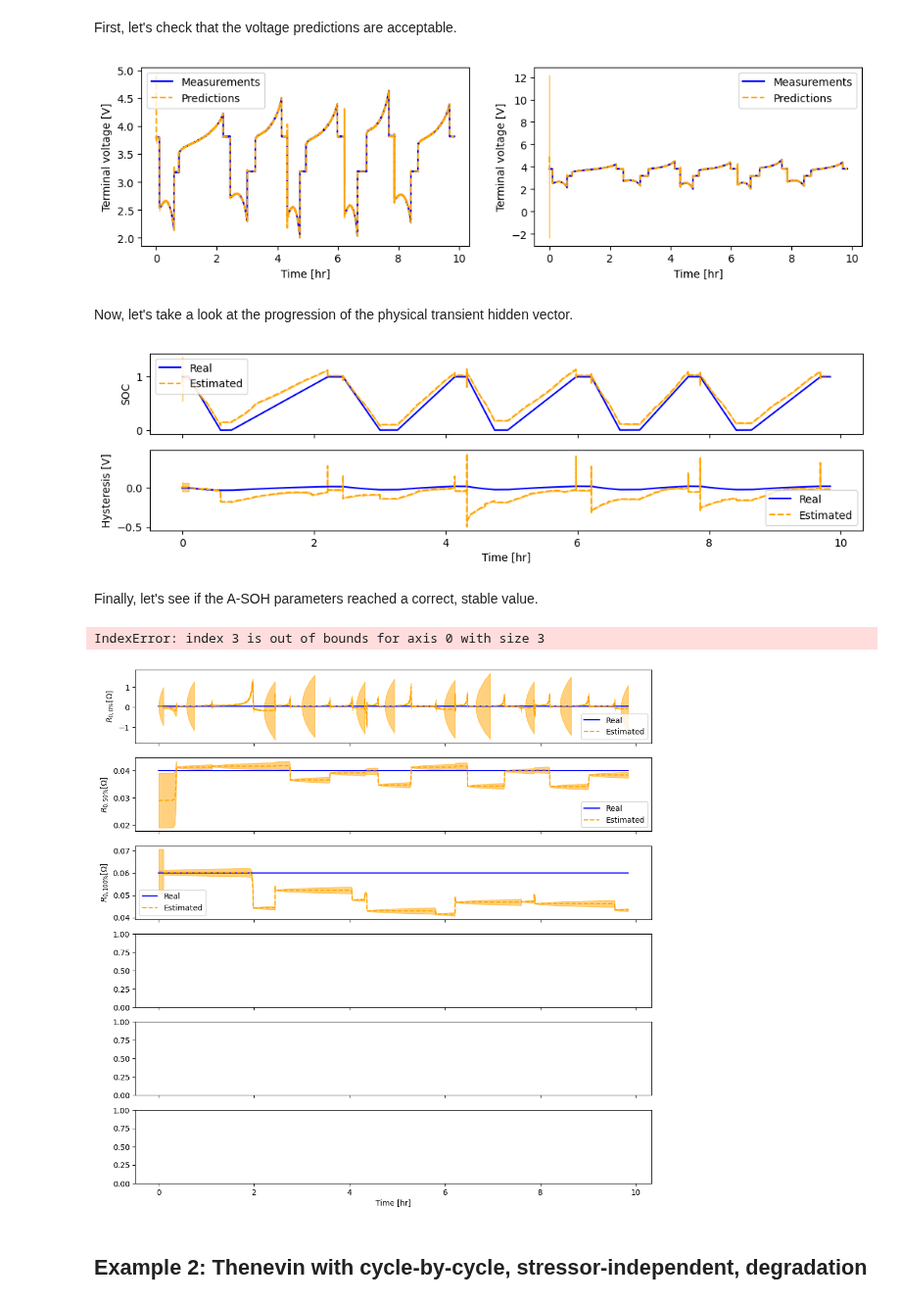
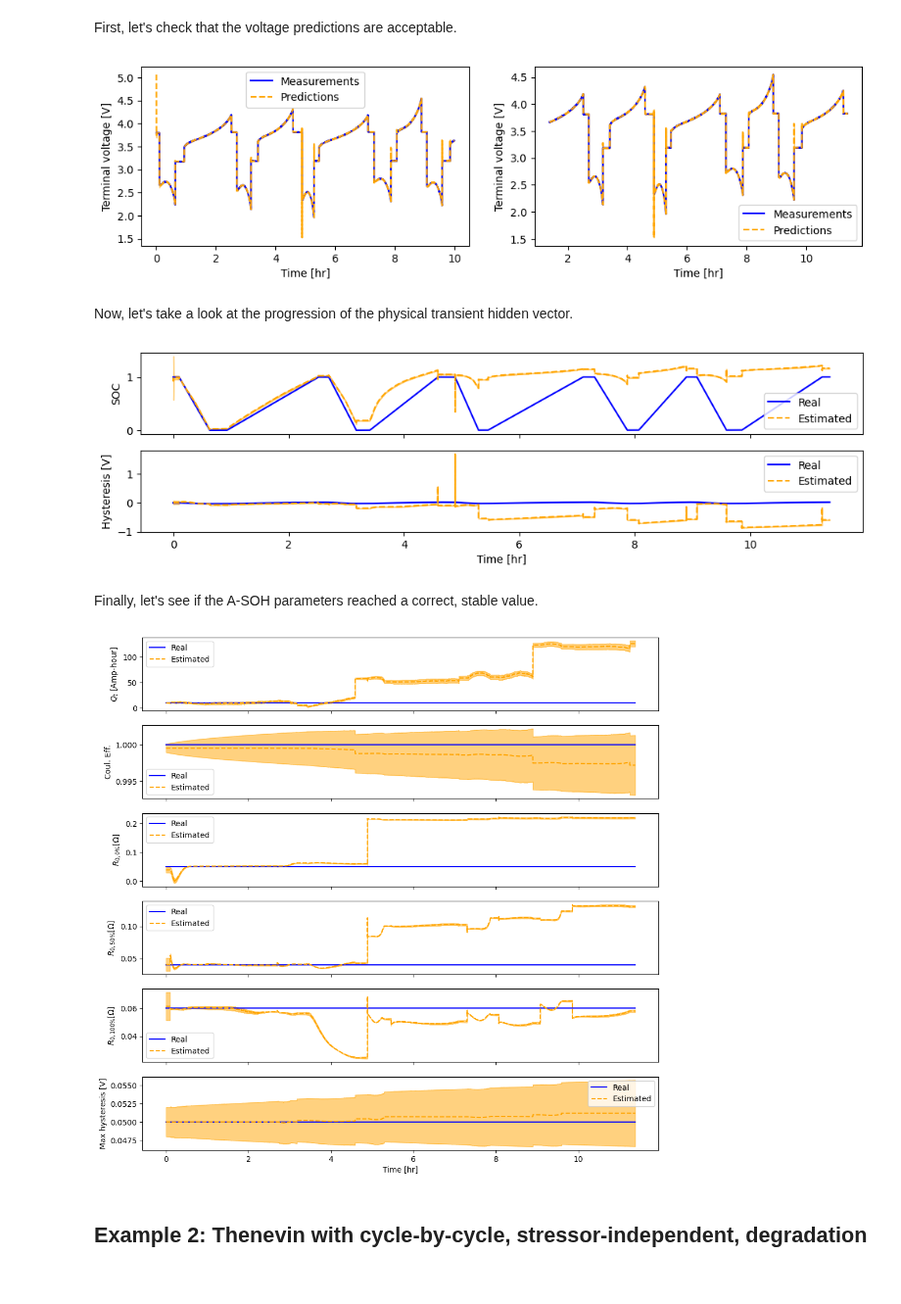
Before and after one commit to ROVI-org/auto-soh, a Jupyter notebook: notebooks/demonstrate_dual_ukf.ipynb, the cells around one changed output. Shown at 98% size. Cells and saved outputs as stored; diff of their text form; code cells hidden in the pictures.

```diff
--- a/notebooks/demonstrate_dual_ukf.ipynb
+++ b/notebooks/demonstrate_dual_ukf.ipynb
@@ -163,10 +163,10 @@ We should also print these perturbed values to make sure they are not too far ou
 # %%
 # Start with the A-SOH
 cov_asoh_rint = []
-# cov_asoh_rint += [6.25e-04] # Qt: +/- 0.05 Amp-hour
-# cov_asoh_rint += [(1.0e-06) / 12] # CE
+cov_asoh_rint += [6.25e-04] # Qt: +/- 0.05 Amp-hour
+cov_asoh_rint += [(1.0e-06) / 12] # CE
 cov_asoh_rint += (2.5e-05 * np.ones(3)).tolist() # R0
-# cov_asoh_rint += [1.0e-06] # hysteresis
+cov_asoh_rint += [1.0e-06] # hysteresis
 cov_asoh_rint = np.diag(cov_asoh_rint)
 
 # Now, the transient
@@ -316,7 +316,7 @@ for ax in axes:
     ax.set_xlabel('Time [hr]')
     ax.set_ylabel('Terminal voltage [V]')
 # %% [output]
-[figure, old version]
+[figure, new version]
 # %% [markdown]
 Now, let's take a look at the progression of the physical transient hidden vector.
 # %%
@@ -358,7 +358,7 @@ axes[-1].set_xlabel('Time [hr]')
 for ax in axes:
     ax.legend()
 # %% [output]
-[figure, old version]
+[figure, new version]
 # %% [markdown]
 Finally, let's see if the A-SOH parameters reached a correct, stable value.
 # %%
@@ -366,38 +366,37 @@ fig, axes = plt.subplots(6, 1, sharex='col', figsize=(12,12))
 
 # Let us simplify plotting
 real_parameter_values = asoh_rint_gt.get_parameters()[0, :]
 parameter_names = []
-# parameter_names += [r'$Q_t$ [Amp-hour]']
-# parameter_names += ['Coul. Eff.']
+parameter_names += [r'$Q_t$ [Amp-hour]']
+parameter_names += ['Coul. Eff.']
 parameter_names += [r'$R_{0,0\%} [\Omega]$', r'$R_{0,50\%} [\Omega]$', r'$R_{0,100\%} [\Omega]$']
-# parameter_names += ['Max hysteresis [V]']
+parameter_names += ['Max hysteresis [V]']
 # parameter_names = [r'$Q_t$ [Amp-hour]', 'Coul. Eff.', \
 #                    r'$R_{0,0\%} [\Omega]$', r'$R_{0,50\%} [\Omega]$', r'$R_{0,100\%} [\Omega]$', 'Max hysteresis [V]']
 
 axes[-1].set_xlabel('Time [hr]')
 
 for i, ax in enumerate(axes):
     param_val = real_parameter_values[i]
     est, est_std = estimated.iloc[:, i + 2], estimated_std.iloc[:, i + 2]  # There are two transient columns at the beginning
     ax.plot(timestamps[:len(estimated['r0.base_values[0]'])],
             [param_val] * len(estimated['r0.base_values[0]']),
             color='blue',
             label='Real')
     ax.plot(timestamps[:len(estimated)],
             est,  # There are two transient columns at the beginning
             color='orange',
             linestyle='--',
             label='Estimated')
     ax.fill_between(timestamps[:len(estimated)],
                     (est + est_std * 2),
                     (est - est_std * 2),
                     color='orange',
                     alpha=0.5)
     ax.legend()
     ax.set_ylabel(parameter_names[i])
 # %% [output]
-IndexError: index 3 is out of bounds for axis 0 with size 3
-[figure, old version]
+[figure, new version]
 # %% [markdown]
 ## Example 2: Thenevin with cycle-by-cycle, stressor-independent, degradation
 # %% [markdown]
```
Also changed, not shown: parts of 7 cells of this notebook, 2 other files.
